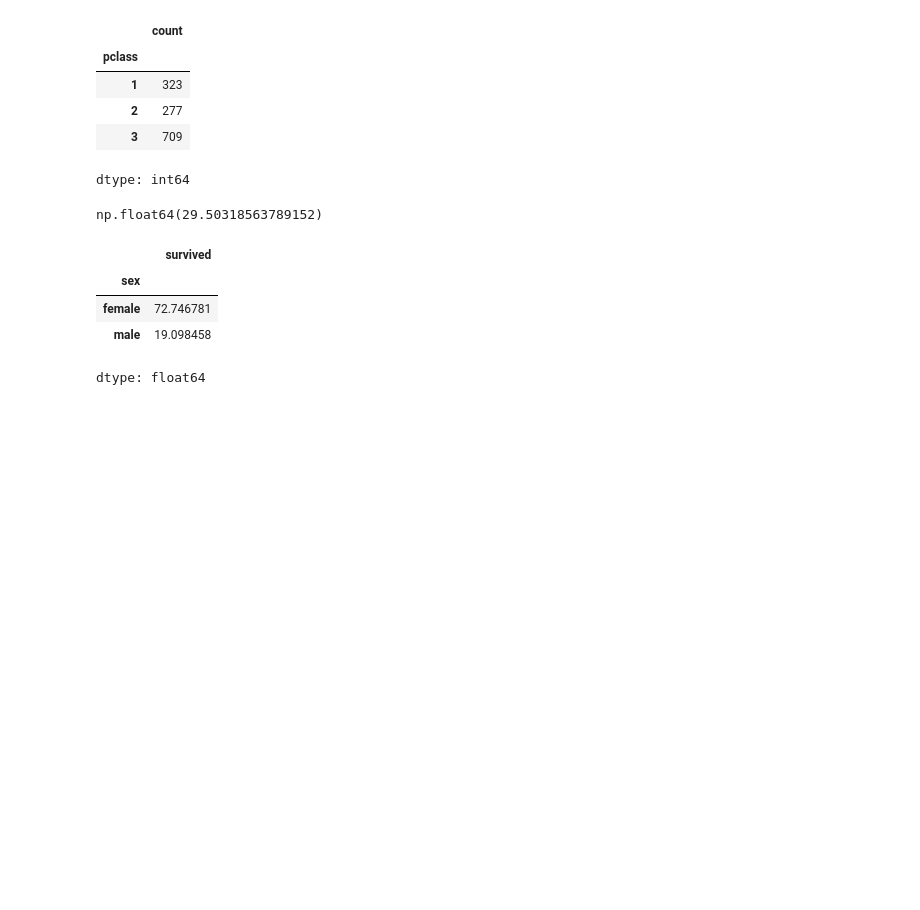
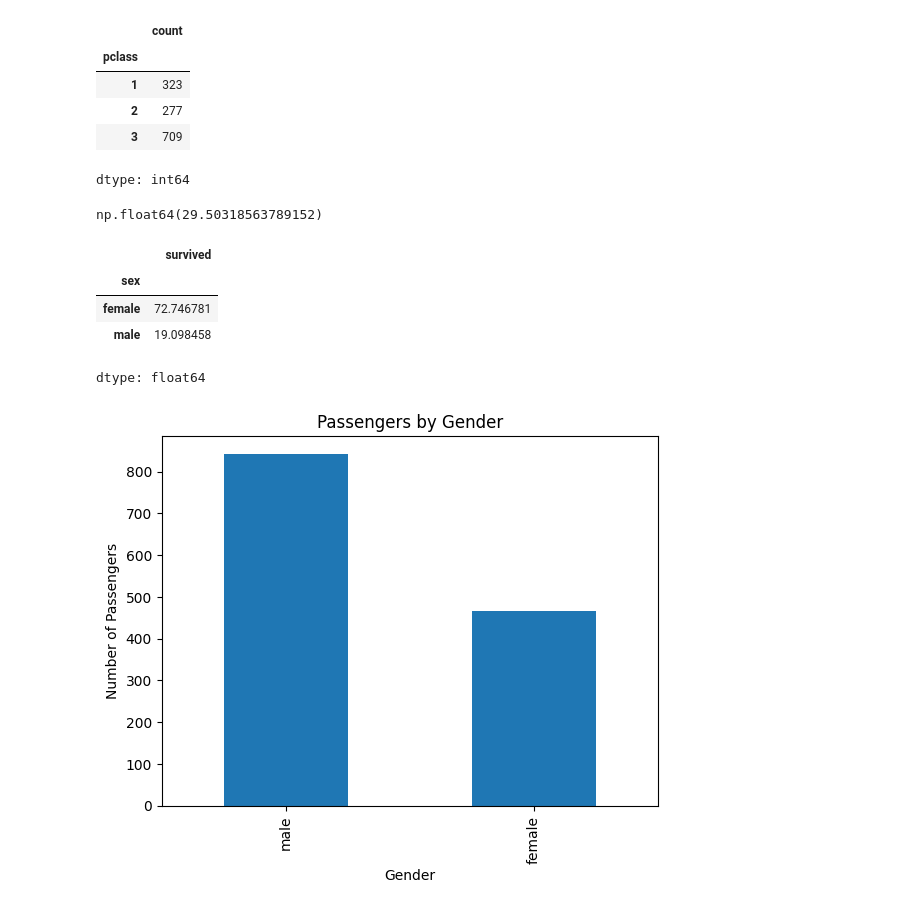
Before and after one commit to amanprasad625566-design/ybi_foundation_internship, a Jupyter notebook: ybifoundation.ipynb, the cells around one changed output. Saved outputs shown, nothing was run; the diff lists cells and outputs as text; code cells hidden in the pictures; blank space fills up the shorter version.

Commit message:
Adding survival count chart

```diff
--- a/ybifoundation.ipynb
+++ b/ybifoundation.ipynb
@@ -336,3 +336,12 @@ dtype: float64
 # %%
 import matplotlib.pyplot as plt
 import seaborn as sns
+# %%
+# bar chart of passenger sex
+df['sex'].value_counts().plot(kind='bar')
+plt.title('Passengers by Gender')
+plt.xlabel('Gender')
+plt.ylabel('Number of Passengers')
+plt.show()
+# %% [output]
+[figure, added]
```
Also changed, not shown: parts of 1 cell of this notebook.
